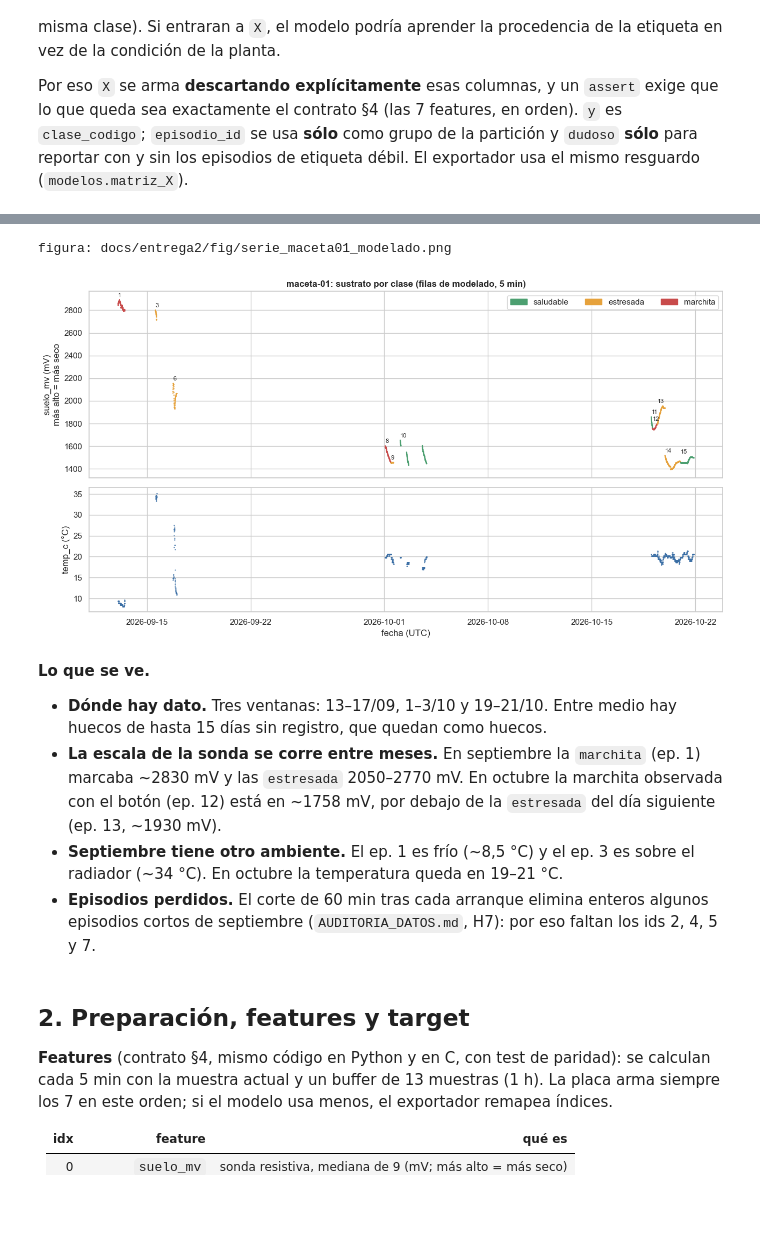
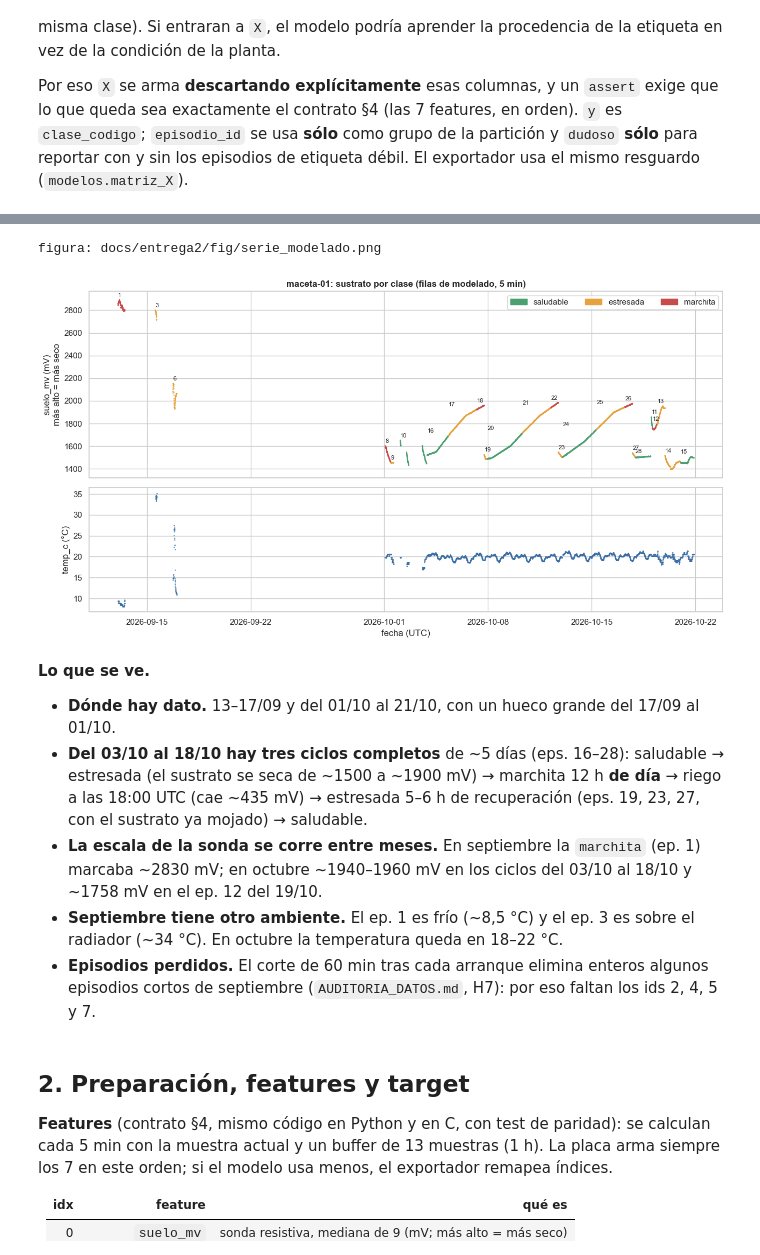
Before and after one commit to phillipbowles/IA_Ruperto, a Jupyter notebook: notebooks/03_modelos.ipynb, the cells around one changed output, grey strips where cells are left out. Saved outputs shown, nothing was run; the diff lists cells and outputs as text; code cells hidden in the pictures; blank space fills up the shorter version.

```diff
--- a/notebooks/03_modelos.ipynb
+++ b/notebooks/03_modelos.ipynb
@@ -161,28 +168,29 @@ dudoso 14: estresada propagada ~25 h después de un riego, sin nadie que la conf
 # %%
 fig, axes = plt.subplots(2, 1, figsize=(13, 7), sharex=True, gridspec_kw={"height_ratios": [3, 2]})
 ax = axes[0]
 ax.scatter(df.ts, df.suelo_mv, s=3, c=df.clase.map(COLORES), lw=0, rasterized=True)
 ax.set_ylabel("suelo_mv (mV)\nmás alto = más seco")
 ax.set_title("maceta-01: sustrato por clase (filas de modelado, 5 min)", fontweight="bold")
 ax.legend(handles=[Patch(color=COLORES[c], label=c) for c in CLASES], ncol=3, loc="upper right")
 for e, d in df.groupby("episodio_id"):
     ax.annotate(str(e), (d.ts.min(), d.suelo_mv.max()), textcoords="offset points", xytext=(0, 4), fontsize=8)
 ax = axes[1]
 ax.scatter(df.ts, df.temp_c, s=2, c="#3a6ea5", lw=0, rasterized=True)
 ax.set_ylabel("temp_c (°C)")
 ax.set_xlabel("fecha (UTC)")
 fig.tight_layout()
-guardar(fig, "serie_maceta01_modelado.png")
+guardar(fig, "serie_modelado.png")
 plt.show()
 # %% [output]
-figura: docs/entrega2/fig/serie_maceta01_modelado.png
+figura: docs/entrega2/fig/serie_modelado.png
-[figure, old version]
+[figure, new version]
 # %% [markdown]
 **Lo que se ve.**
 
-- **Dónde hay dato.** Tres ventanas: 13–17/09, 1–3/10 y 19–21/10. Entre medio hay huecos de hasta 15 días sin registro, que quedan como huecos.
-- **La escala de la sonda se corre entre meses.** En septiembre la `marchita` (ep. 1) marcaba ~2830 mV y las `estresada` 2050–2770 mV. En octubre la marchita observada con el botón (ep. 12) está en ~1758 mV, por debajo de la `estresada` del día siguiente (ep. 13, ~1930 mV).
-- **Septiembre tiene otro ambiente.** El ep. 1 es frío (~8,5 °C) y el ep. 3 es sobre el radiador (~34 °C). En octubre la temperatura queda en 19–21 °C.
+- **Dónde hay dato.** 13–17/09 y del 01/10 al 21/10, con un hueco grande del 17/09 al 01/10.
+- **Del 03/10 al 18/10 hay tres ciclos completos** de ~5 días (eps. 16–28): saludable → estresada (el sustrato se seca de ~1500 a ~1900 mV) → marchita 12 h **de día** → riego a las 18:00 UTC (cae ~435 mV) → estresada 5–6 h de recuperación (eps. 19, 23, 27, con el sustrato ya mojado) → saludable.
+- **La escala de la sonda se corre entre meses.** En septiembre la `marchita` (ep. 1) marcaba ~2830 mV; en octubre ~1940–1960 mV en los ciclos del 03/10 al 18/10 y ~1758 mV en el ep. 12 del 19/10.
+- **Septiembre tiene otro ambiente.** El ep. 1 es frío (~8,5 °C) y el ep. 3 es sobre el radiador (~34 °C). En octubre la temperatura queda en 18–22 °C.
 - **Episodios perdidos.** El corte de 60 min tras cada arranque elimina enteros algunos episodios cortos de septiembre (`AUDITORIA_DATOS.md`, H7): por eso faltan los ids 2, 4, 5 y 7.
 # %% [markdown]
 ## 2. Preparación, features y target
```
Also changed, not shown: parts of 49 cells of this notebook, 37 other files.
